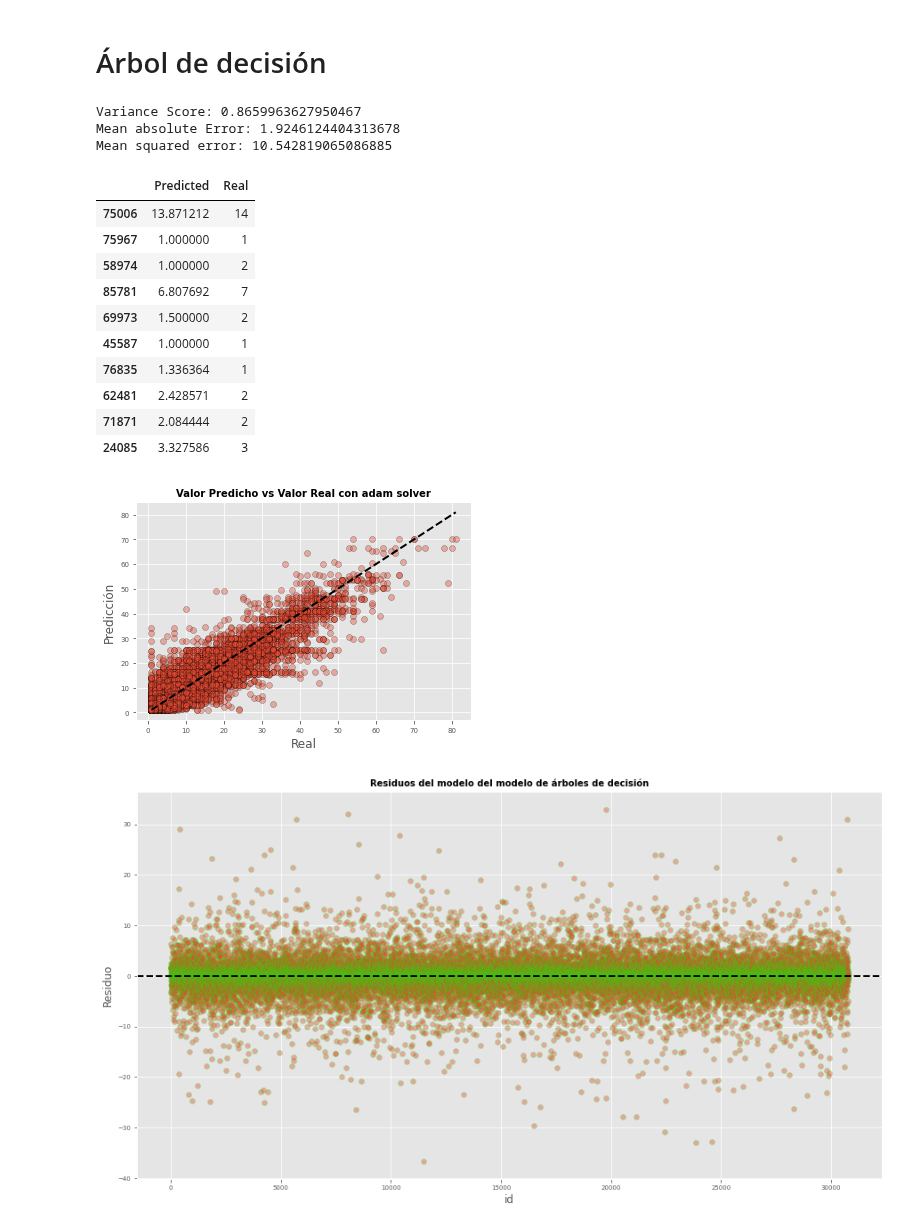
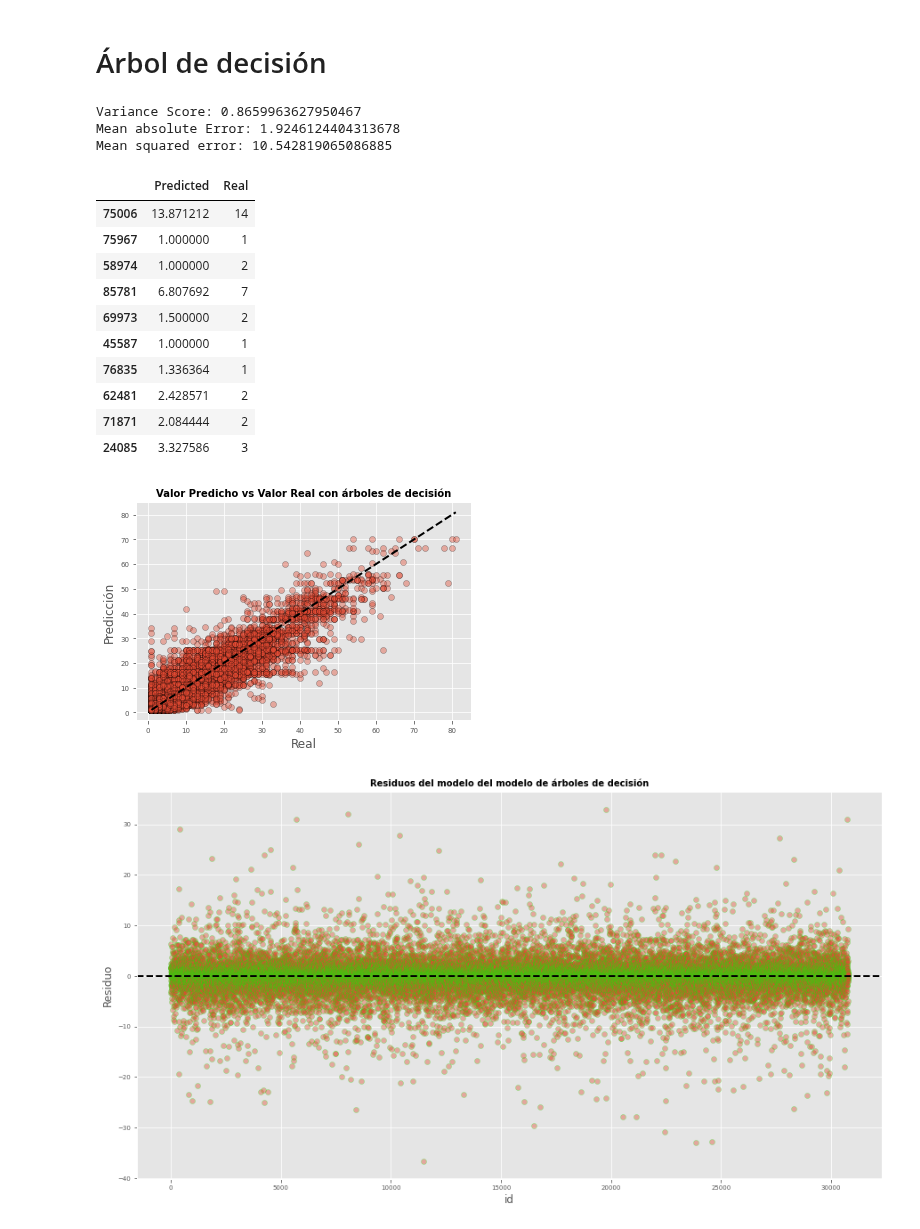
Before and after one commit to Orlando19943/Proyecto1-DM, a Jupyter notebook: predictions.ipynb, the cells around one changed output. Drawn from its saved outputs; the diff is of its cells as text; code cells hidden in the pictures.

```diff
--- a/predictions.ipynb
+++ b/predictions.ipynb
@@ -89,8 +89,11 @@ deaths['cause']
 809295    AB
 Name: cause, Length: 809296, dtype: object
 # %%
-# Eliminación de toda la información pertinente al difunto en sí, porque no se pretende trabajar con los difuntos en sí
-sample = deaths.drop(['Areag', 'Depreg', 'Mupreg', 'Mesreg', 'Añoreg','Mupocu','Edadif','Puedif','Ecidif','Escodif','Ciuodif','Pnadif','Dnadif','Mnadif', 'Nacdif', 'Predif', 'Dredif', 'Mredif', 'Sexo', 'Caudef'], axis=1)
+# Eliminación de toda la información pertinente al difunto en sí,
+# porque no se pretende trabajar con los difuntos en sí
+sample = deaths.drop(['Areag', 'Depreg', 'Mupreg', 'Mesreg', 'Añoreg','Mupocu',
+                      'Edadif','Puedif','Ecidif','Escodif','Ciuodif','Pnadif','Dnadif',
+                      'Mnadif', 'Nacdif', 'Predif', 'Dredif', 'Mredif', 'Sexo', 'Caudef'], axis=1)
 # %%
 # Creación de la nueva variable de predicción
 # Variable de predicción: número de muertes por municipio_ocurrencia/mes_ocurrencia y causa
@@ -203,35 +206,35 @@ results = pd.DataFrame({
     'Real': target_test
 })
 
 print ("Variance Score:",explained_variance_score(target_test, prediction))
 print ("Mean absolute Error:", mean_absolute_error(target_test, prediction))
 print ("Mean squared error:", mean_squared_error(target_test, prediction))
 
 # Comparación entre valores predichos y valores reales
 plt.scatter(target_test, prediction, edgecolors=(0, 0, 0), alpha = 0.4)
 plt.plot([target_test.min(), target_test.max()], [target_test.min(), target_test.max()], 'k--', lw=2)
-plt.title('Valor Predicho vs Valor Real con adam solver', fontsize = 10, fontweight = "bold")
+plt.title('Valor Predicho vs Valor Real con árboles de decisión', fontsize = 10, fontweight = "bold")
 plt.xlabel('Real')
 plt.ylabel('Predicción')
 plt.tick_params(labelsize = 7)
 
 results.tail(10)
 # %% [output]
 Variance Score: 0.8659963627950467
 Mean absolute Error: 1.9246124404313678
 Mean squared error: 10.542819065086885
 |  | Predicted | Real |
 | 75006 | 13.871212 | 14 |
 | 75967 | 1.000000 | 1 |
 | 58974 | 1.000000 | 2 |
 | 85781 | 6.807692 | 7 |
 | 69973 | 1.500000 | 2 |
 | 45587 | 1.000000 | 1 |
 | 76835 | 1.336364 | 1 |
 | 62481 | 2.428571 | 2 |
 | 71871 | 2.084444 | 2 |
 | 24085 | 3.327586 | 3 |
-[figure, old version]
+[figure, new version]
 # %%
 # Cálculo de los residuos
 residuos  = prediction - target_test
```
Also changed, not shown: parts of 6 cells of this notebook.
